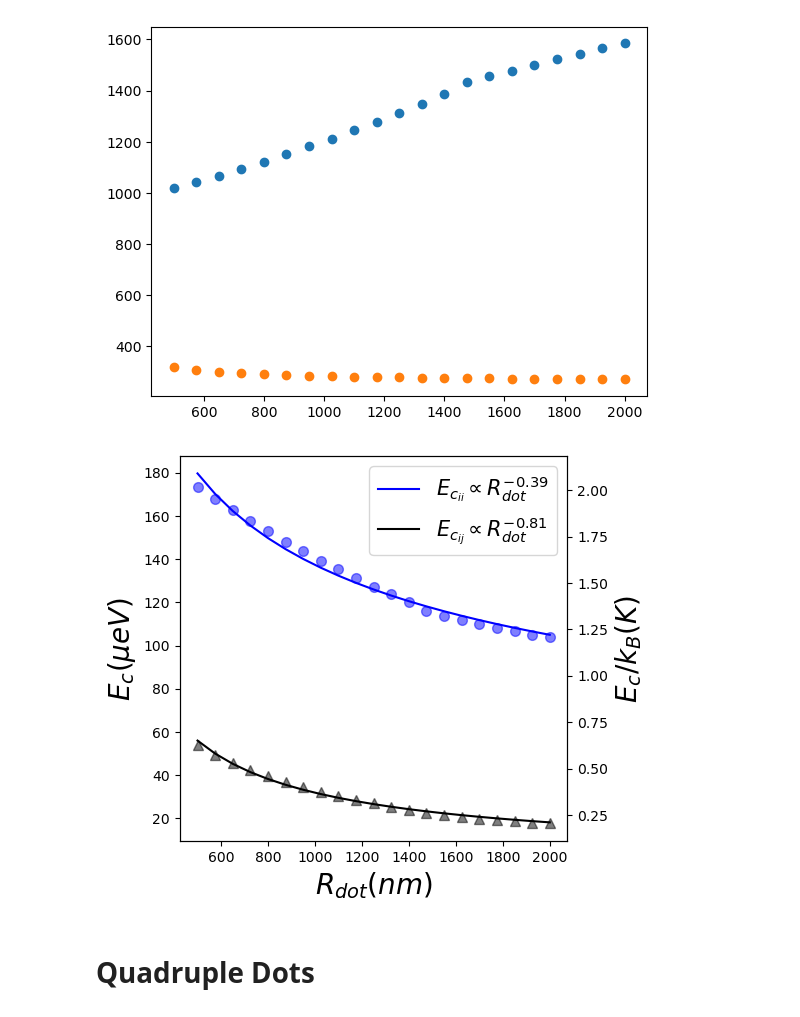
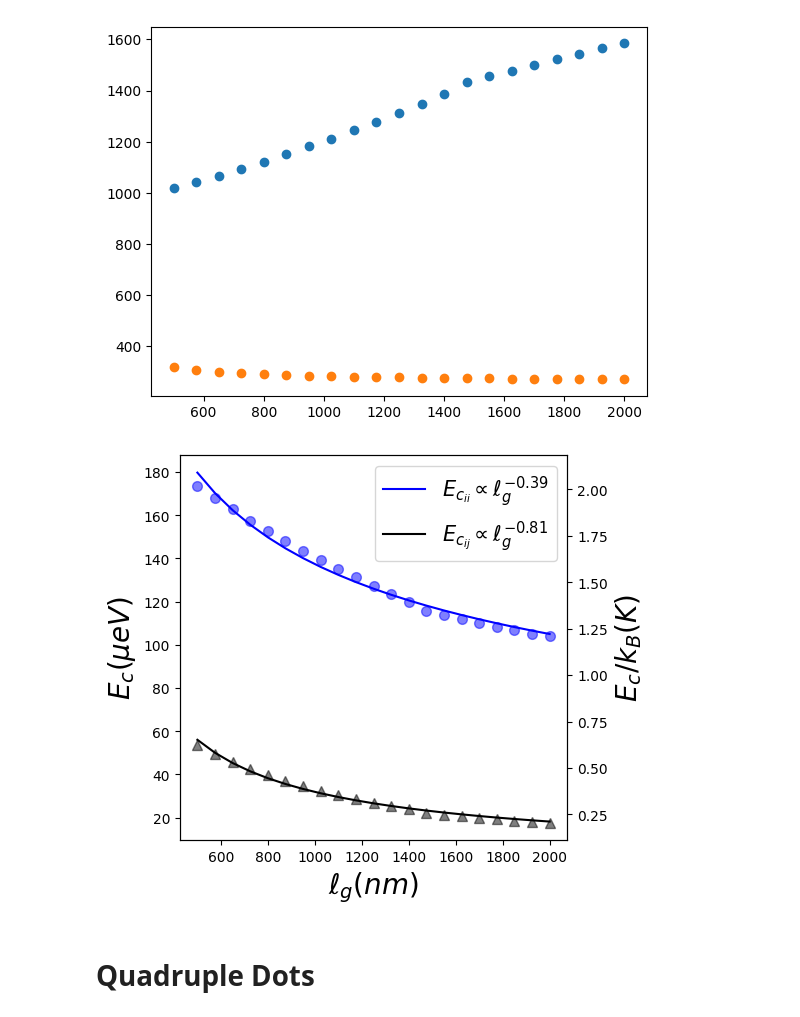
Before and after one commit to BingchengSuo/PYVA, a Jupyter notebook: analysis.ipynb, the cells around one changed output. Saved outputs shown, nothing was run; the diff lists cells and outputs as text; code cells hidden in the pictures.

```diff
--- a/analysis.ipynb
+++ b/analysis.ipynb
@@ -1,10 +1,10 @@
 # %%
 import os
-host_addr = '/Users/bing/Documents/GitHub/PYVA/'
+host_addr = 'C:/Users/DGG/Documents/comsol/pyva/PYVA/'
 os.chdir(host_addr+'pymph')
 import config
 import pygds
-import pymph
+import main as pymph
 import numpy as np
 from scipy.optimize import curve_fit
 import matplotlib.pyplot as plt
@@ -478,38 +477,39 @@ plt.plot(sarr,abs(cij),'o')
 # %%
 def func1(x, a, b):
     return a*(1/x**b)
 
 E_cii = (1.6e-19)**2 * (cii / (cii**2 - cij**2)) *1e18 * 6.242e18 * 1e6
 E_cij = (1.6e-19)**2 * (abs(cij) / (cii**2 - cij**2)) *1e18 * 6.242e18 * 1e6
 
 
 popt1, pcov1 = curve_fit(func1, sarr, E_cii)
 popt2, pcov2 = curve_fit(func1, sarr, E_cij)
 
 
 
 
 fig, ax1 = plt.subplots(figsize=(5,5))
 ax1.plot(sarr, E_cii,'o',color = 'blue', markersize = 7, alpha = 0.5)
 ax1.plot(sarr, E_cij,'^',color = 'black', markersize = 7, alpha = 0.5)
 
 
 ax1.plot(sarr, func1(sarr, popt1[0], popt1[1]), linestyle = '-',\
-         color = 'blue',label = r'$E_{c_{ii}}\propto R_{dot}^{'+str(-round(popt1[1],2))+r'}$')
+         color = 'blue',label = r'$E_{c_{ii}}\propto \ell_{g}^{'+str(-round(popt1[1],2))+r'}$')
 ax1.plot(sarr, func1(sarr, popt2[0], popt2[1]), linestyle = '-',\
-         color = 'black',label = r'$E_{c_{ij}}\propto R_{dot}^{'+str(-round(popt2[1],2))+r'}$')
+         color = 'black',label = r'$E_{c_{ij}}\propto \ell_{g}^{'+str(-round(popt2[1],2))+r'}$')
 
 
 
 ax2 = ax1.twinx()
-ax2.set_ylim(ax1.get_ylim()[0] / 86, ax1.get_ylim()[1] / 86)
+conv = 86
+ax2.set_ylim(ax1.get_ylim()[0] / 86, ax1.get_ylim()[1] / conv)
 ax1.set_ylabel(r'$E_c (\mu eV)$', fontsize = 20)
-ax1.set_xlabel(r'$R_{dot}(nm)$', fontsize = 20)
+ax1.set_xlabel(r'$\ell_g(nm)$', fontsize = 20)
 ax2.set_ylabel(r'$E_c/k_B(K)$', fontsize = 20)
 ax1.legend(loc='best', fontsize = 15)
 plt.savefig('RRR', dpi=500, bbox_inches='tight')
 # %% [output]
-[figure, old version]
+[figure, new version]
 # %% [markdown]
 # Quadruple Dots
 # %% [markdown]
```
Also changed, not shown: parts of 13 cells of this notebook, 33 other files.
